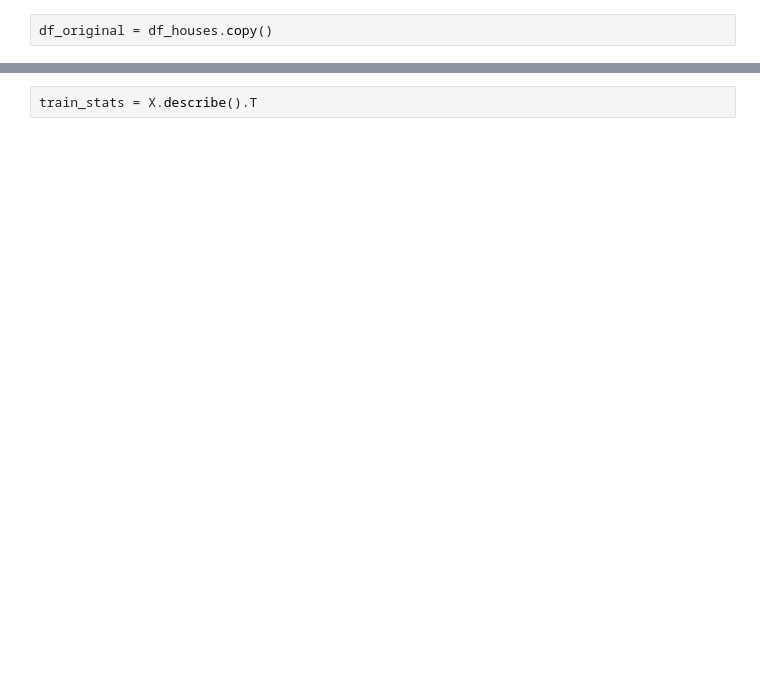
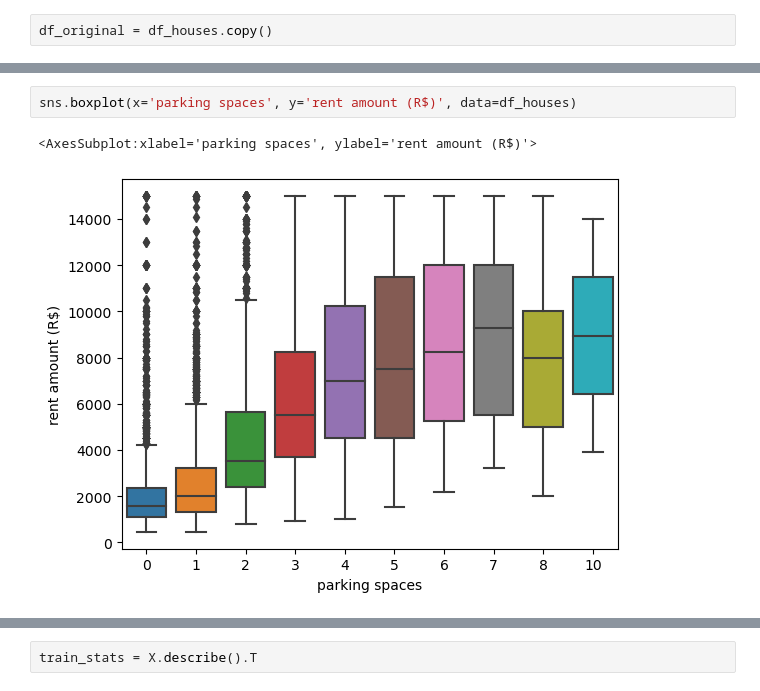
Before and after one commit to dougbatista/fiap, a Jupyter notebook: Deep learning/Notebooks/Ex_4.ipynb, the cells around one changed output, grey strips where cells are left out. Saved outputs shown, nothing was run; the diff lists cells and outputs as text; blank space fills up the shorter version.

```diff
--- a/Deep learning/Notebooks/Ex_4.ipynb
+++ b/Deep learning/Notebooks/Ex_4.ipynb
@@ -82 +207,6 @@ df_houses.drop(df_houses[(df_houses['parking spaces'] == 0) & (df_houses['rent a
+# %%
+sns.boxplot(x='parking spaces', y='rent amount (R$)', data=df_houses)
+# %% [output]
+<AxesSubplot:xlabel='parking spaces', ylabel='rent amount (R$)'>
+[figure, added]
 # %%
```
Also changed, not shown: parts of 46 cells of this notebook, 7 other files.
